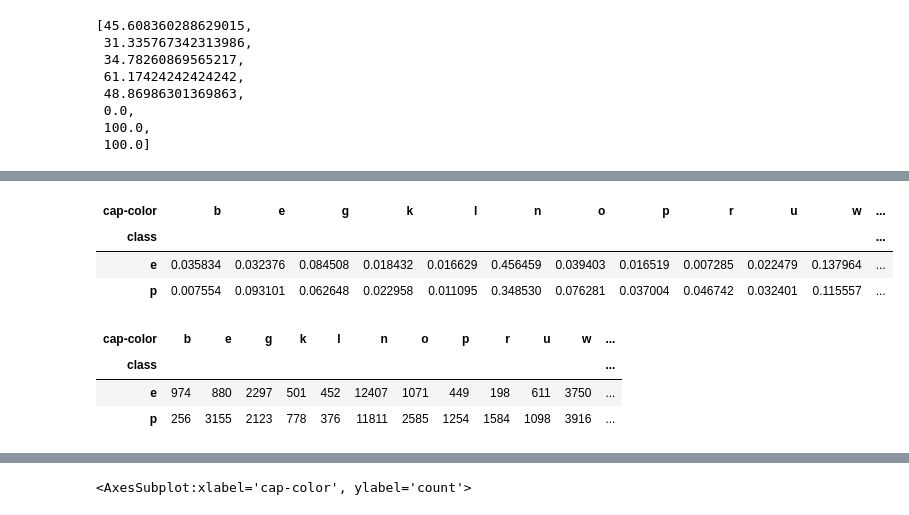
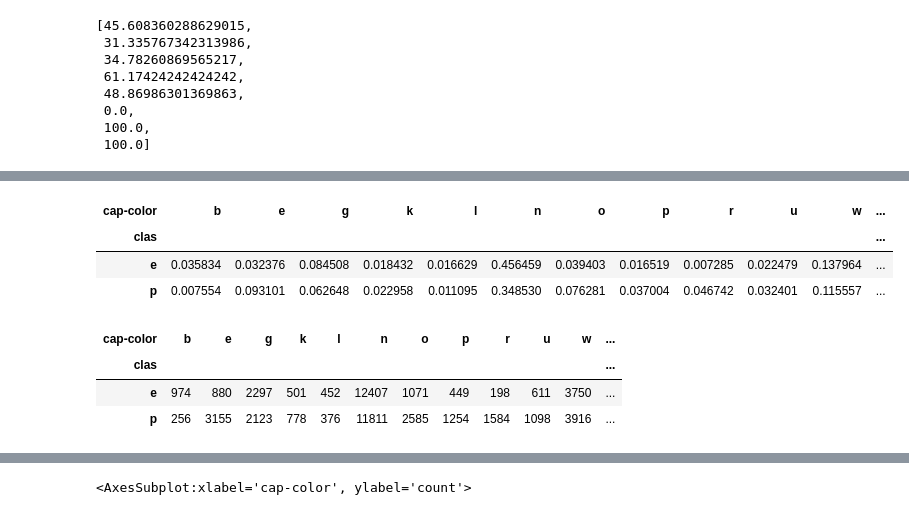
Before and after one commit to Arjissuan/Mushrooms-and-machine-learning, a Jupyter notebook: src/main_notebook.ipynb, the cells around one changed output, grey strips where cells are left out. Saved outputs shown, nothing was run; the diff lists cells and outputs as text; code cells hidden in the pictures.

```diff
--- a/src/main_notebook.ipynb
+++ b/src/main_notebook.ipynb
@@ -286,18 +286,18 @@ pd.crosstab(secondary_df['class'], secondary_df['habitat'], normalize='index')
 | e | 0.741805 | 0.091571 | 0.025606 | 0.071300 | 0.052500 | 0.000000 | 0.004231 | 0.012987 |
 | p | 0.709573 | 0.160942 | 0.038509 | 0.036296 | 0.044057 | 0.010623 | 0.000000 | 0.000000 |
 # %%
-pd.crosstab(secondary_df['class'], secondary_df['cap-color'], normalize='index')
+pd.crosstab(secondary_df['clas'], secondary_df['cap-color'], normalize='index')
 # %% [output]
 | cap-color | b | e | g | k | l | n | o | p | r | u | w | ... |
-| class |  |  |  |  |  |  |  |  |  |  |  | ... |
+| clas |  |  |  |  |  |  |  |  |  |  |  | ... |
 | e | 0.035834 | 0.032376 | 0.084508 | 0.018432 | 0.016629 | 0.456459 | 0.039403 | 0.016519 | 0.007285 | 0.022479 | 0.137964 | ... |
 | p | 0.007554 | 0.093101 | 0.062648 | 0.022958 | 0.011095 | 0.348530 | 0.076281 | 0.037004 | 0.046742 | 0.032401 | 0.115557 | ... |
 # %%
-cap_col = pd.crosstab(secondary_df['class'], secondary_df['cap-color'])
+cap_col = pd.crosstab(secondary_df['clas'], secondary_df['cap-color'])
 cap_col
 # %% [output]
 | cap-color | b | e | g | k | l | n | o | p | r | u | w | ... |
-| class |  |  |  |  |  |  |  |  |  |  |  | ... |
+| clas |  |  |  |  |  |  |  |  |  |  |  | ... |
 | e | 974 | 880 | 2297 | 501 | 452 | 12407 | 1071 | 449 | 198 | 611 | 3750 | ... |
 | p | 256 | 3155 | 2123 | 778 | 376 | 11811 | 2585 | 1254 | 1584 | 1098 | 3916 | ... |
 # %%
```
Also changed, not shown: parts of 13 cells of this notebook, 3 other files.
